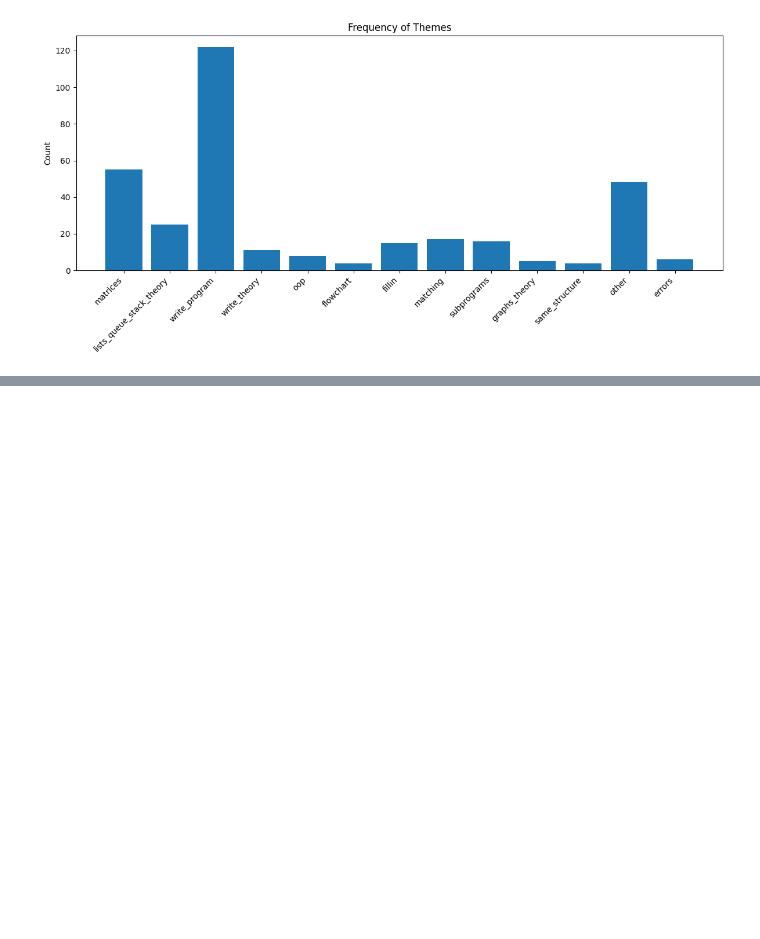
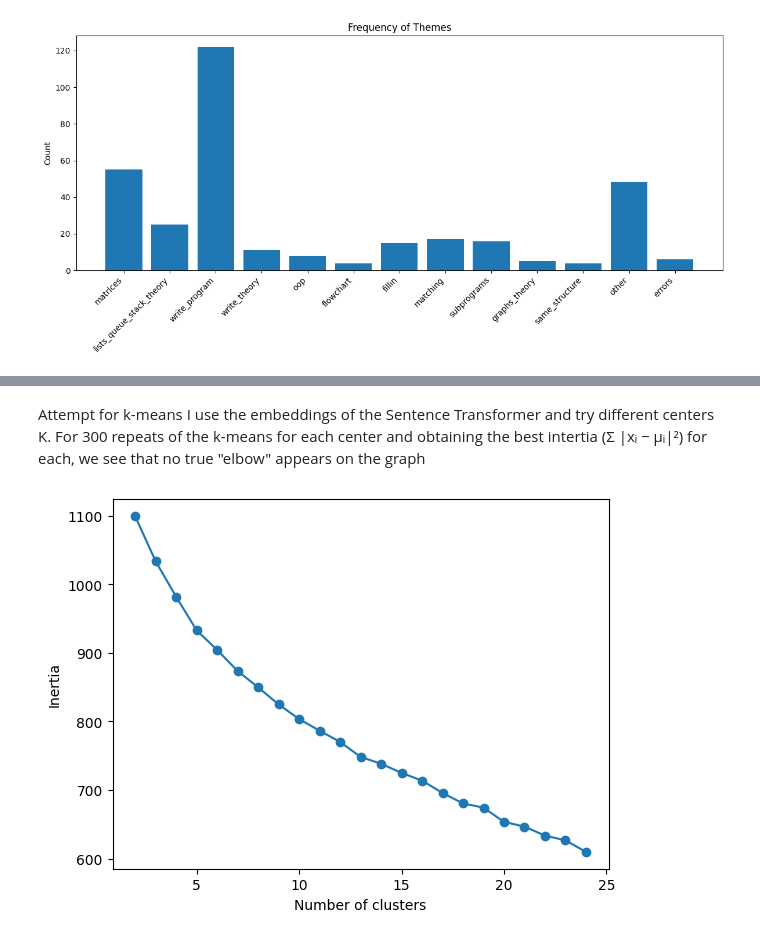
Before and after one commit to DinaKyr/aepp-panellinies-themes-frequency, a Jupyter notebook: aepp_freq.ipynb, the cells around one changed output, grey strips where cells are left out. Cells and saved outputs as stored; diff of their text form; code cells hidden in the pictures; blank space fills up the shorter version.

Commit message:
kmeans try

```diff
--- a/aepp_freq.ipynb
+++ b/aepp_freq.ipynb
@@ -256,0 +274,21 @@ print(len(other_exercises))
+# %% [markdown]
+Attempt for k-means
+I use the embeddings of the Sentence Transformer and try different centers K. For 300 repeats of the k-means for each center and obtaining the best intertia (Σ |xᵢ − μᵢ|²) for each, we see that no true "elbow" appears on the graph
+# %%
+from sklearn.cluster import KMeans
+import matplotlib.pyplot as plt
+
+inertia = []
+K = range(2, 25)
+
+for k in K:
+    km = KMeans(n_clusters=k, random_state=42, n_init=300)
+    km.fit(embeddings)
+    inertia.append(km.inertia_)
+
+plt.plot(K, inertia, marker='o')
+plt.xlabel("Number of clusters")
+plt.ylabel("Inertia")
+plt.show()
+# %% [output]
+[figure, added]
```
Also changed, not shown: parts of 6 cells of this notebook.
